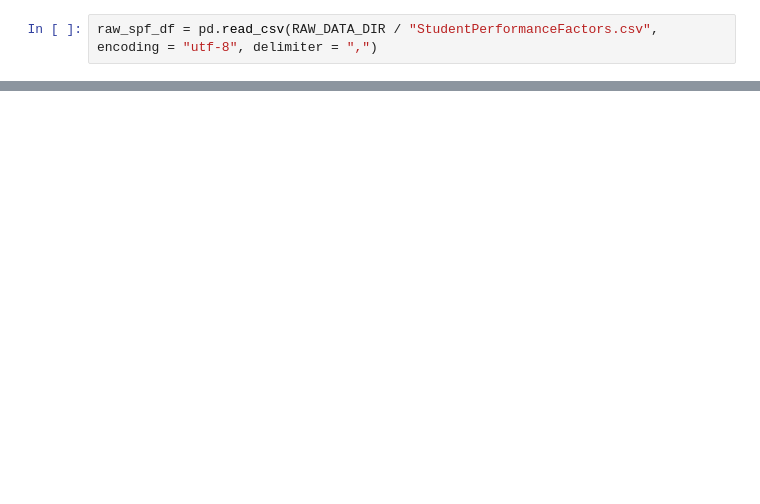
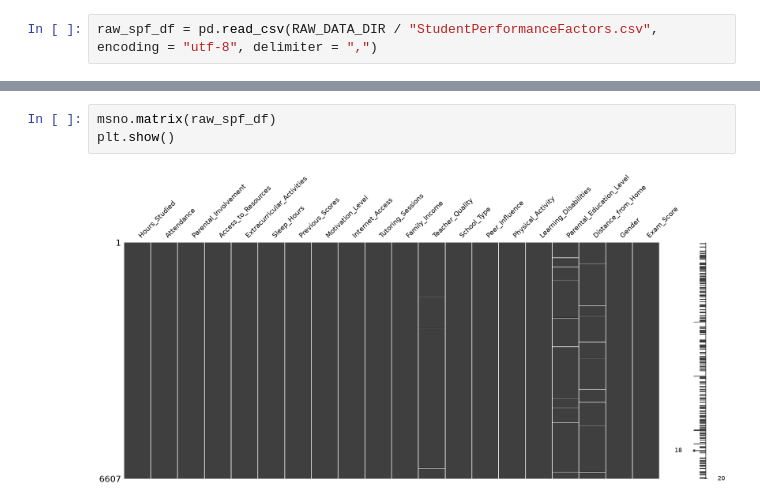
Before and after one commit to Sebastian-Saverino/school-analytics-report-practice, a Jupyter notebook: notebooks/data_explore.ipynb, the cells around one changed output, grey strips where cells are left out. Saved outputs shown, nothing was run; the diff lists cells and outputs as text; blank space fills up the shorter version.

```diff
--- a/notebooks/data_explore.ipynb
+++ b/notebooks/data_explore.ipynb
@@ -99,0 +112,5 @@ raw_spf_df.head()
+# %%
+msno.matrix(raw_spf_df)
+plt.show()
+# %% [output]
+[figure, added]
```
Also changed, not shown: parts of 19 cells of this notebook, 4 other files.
